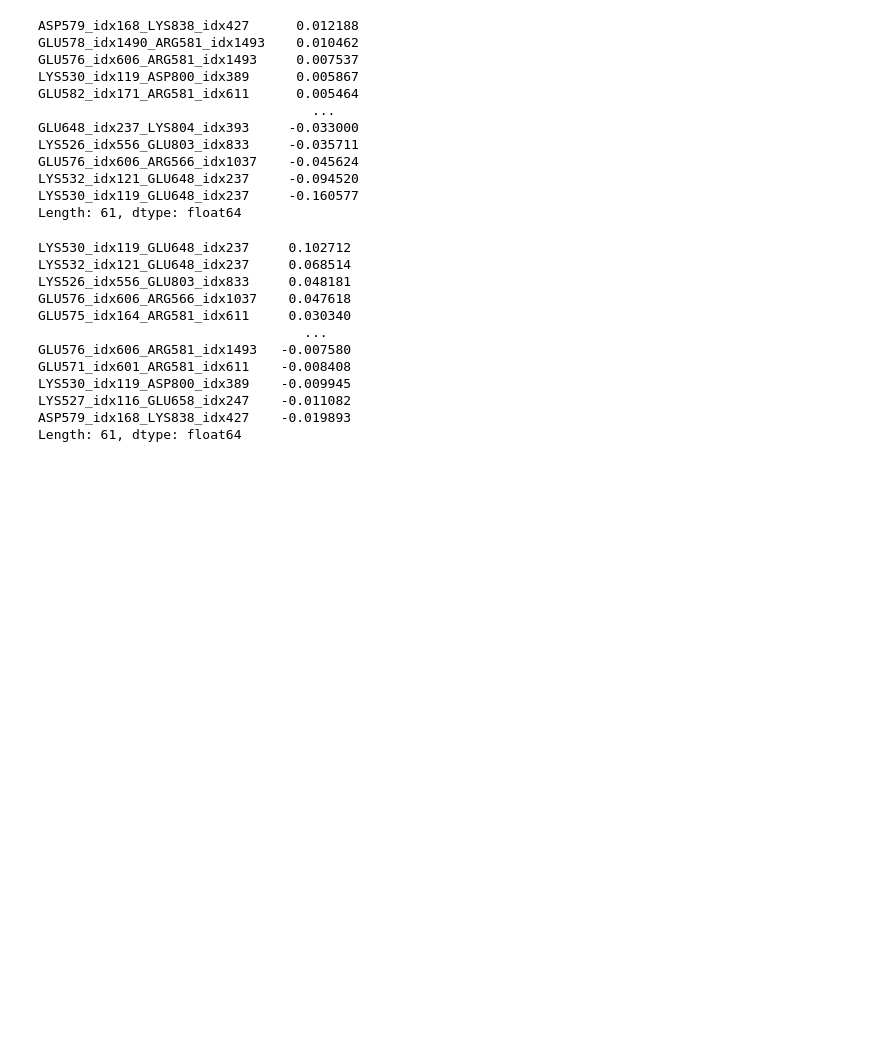
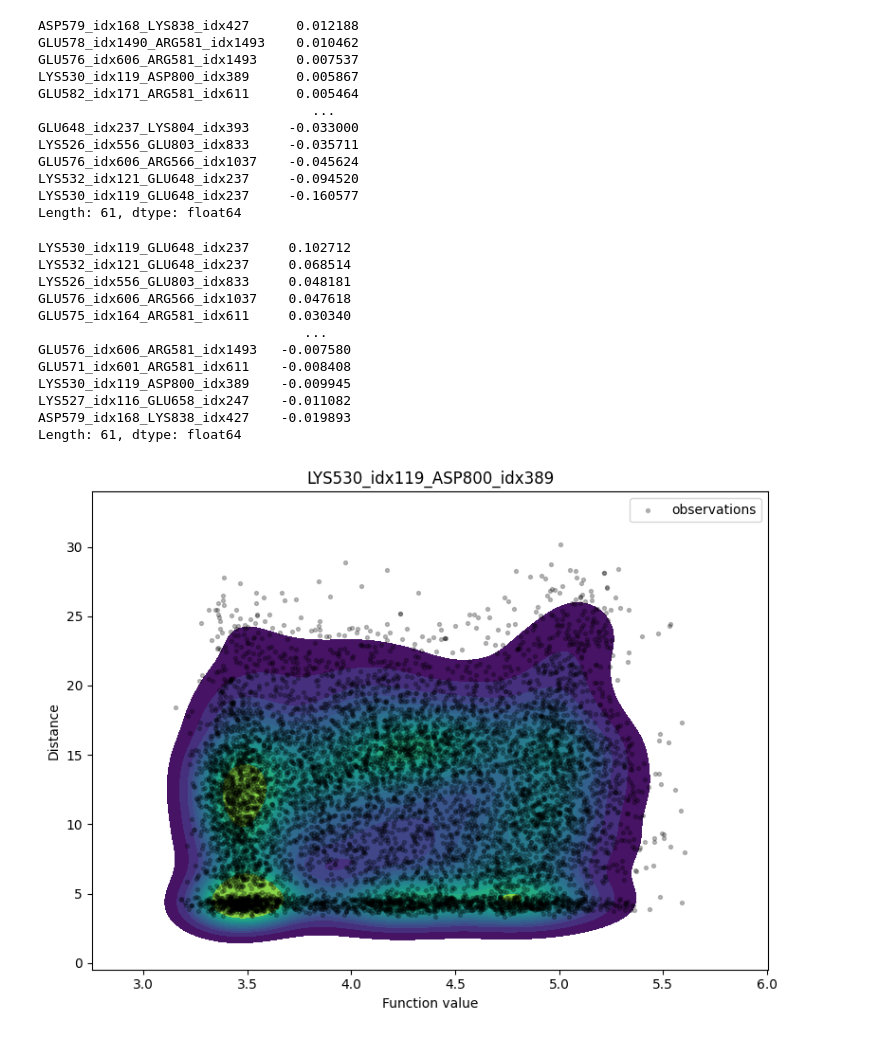
Before and after one commit to molecularmachinist/bondflow, a Jupyter notebook: salt_bridge_analysis/discern2.ipynb, the cells around one changed output. Cells and saved outputs as stored; diff of their text form; code cells hidden in the pictures; blank space fills up the shorter version.

```diff
--- a/salt_bridge_analysis/discern2.ipynb
+++ b/salt_bridge_analysis/discern2.ipynb
@@ -382,3 +384,38 @@ LYS530_idx119_ASP800_idx389    -0.009945
 LYS527_idx116_GLU658_idx247    -0.011082
 ASP579_idx168_LYS838_idx427    -0.019893
 Length: 61, dtype: float64
+# %%
+interaction = "LYS530_idx119_ASP800_idx389"
+#interaction = "GLU578_idx1490_ARG581_idx1493"
+#interaction = "ASP579_idx168_LYS838_idx427"
+
+# Build a tidy DataFrame and drop NaNs
+df_kde = pd.DataFrame({
+    "Y": Y,
+    "Distance": dist_df[interaction]
+}).dropna()
+
+plt.figure(figsize=(8, 6))
+# 2D KDE: filled contours
+sns.kdeplot(
+    data=df_kde,
+    x="Y",
+    y="Distance",
+    fill=True,          # filled contours
+    cmap="viridis",
+    levels=15,          # number of contour levels
+    thresh=0.05,        # minimum density threshold to plot
+    bw_adjust=1.0       # smoothing; increase for more smoothing
+)
+
+# Optional: overlay scatter points for reference
+plt.scatter(df_kde["Y"], df_kde["Distance"], s=8, c='k', alpha=0.25, label='observations')
+
+plt.xlabel("Function value")
+plt.ylabel("Distance")
+plt.title(interaction)
+plt.legend()
+plt.tight_layout()
+plt.show()
+# %% [output]
+[figure, added]
```
Also changed, not shown: parts of 4 cells of this notebook.
